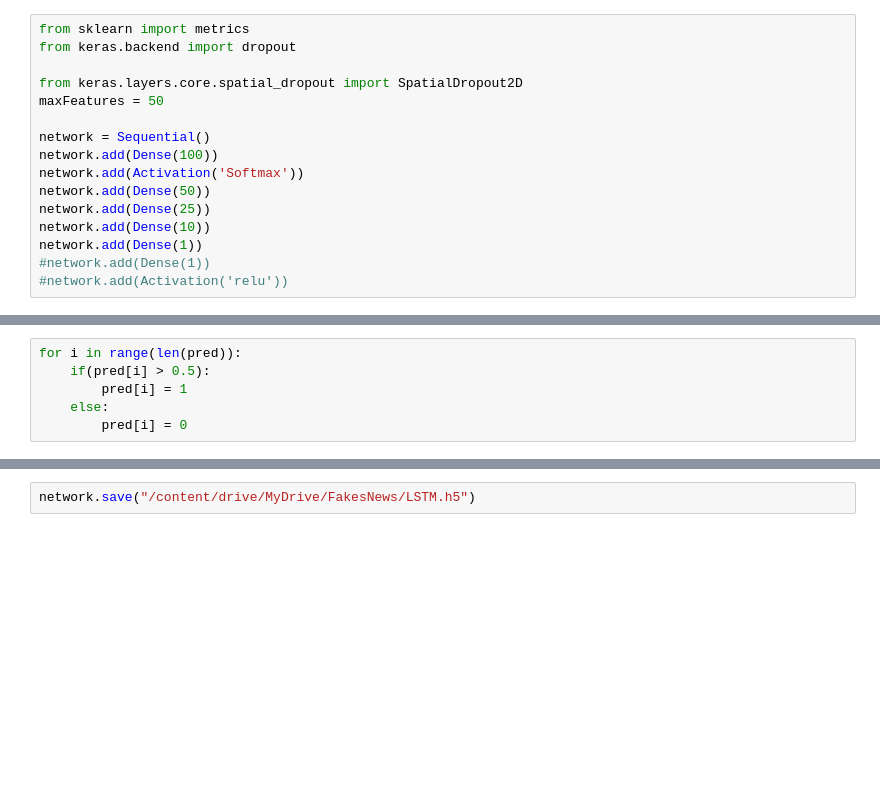
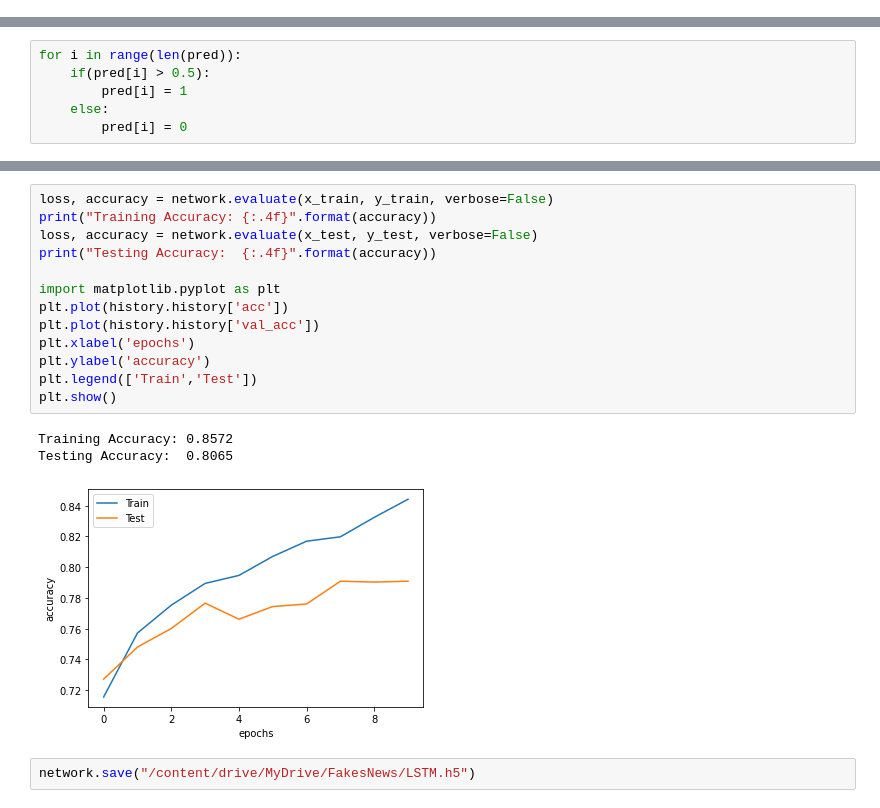
Before and after one commit to pchunter97/clasificador_noticias, a Jupyter notebook: LSTM_NN.ipynb, the cells around one changed output, grey strips where cells are left out. Saved outputs shown, nothing was run; the diff lists cells and outputs as text; blank space fills up the shorter version.

```diff
--- a/LSTM_NN.ipynb
+++ b/LSTM_NN.ipynb
@@ -63,18 +74,2 @@ from keras.layers import LSTM
 from keras.layers.embeddings import Embedding
 from keras.preprocessing import sequence
-# %%
-from sklearn import metrics
-from keras.backend import dropout
-
-from keras.layers.core.spatial_dropout import SpatialDropout2D
-maxFeatures = 50
-
-network = Sequential()
-network.add(Dense(100))
-network.add(Activation('Softmax'))
-network.add(Dense(50))
-network.add(Dense(25))
-network.add(Dense(10))
-network.add(Dense(1))
-#network.add(Dense(1))
-#network.add(Activation('relu'))
@@ -131,3 +182,20 @@ weighted avg       0.77      0.77      0.77      1859
+# %%
+loss, accuracy = network.evaluate(x_train, y_train, verbose=False)
+print("Training Accuracy: {:.4f}".format(accuracy))
+loss, accuracy = network.evaluate(x_test, y_test, verbose=False)
+print("Testing Accuracy:  {:.4f}".format(accuracy))
+
+import matplotlib.pyplot as plt
+plt.plot(history.history['acc'])
+plt.plot(history.history['val_acc'])
+plt.xlabel('epochs')
+plt.ylabel('accuracy')
+plt.legend(['Train','Test'])
+plt.show()
+# %% [output]
+Training Accuracy: 0.8572
+Testing Accuracy:  0.8065
+[figure, added]
 # %%
 network.save("/content/drive/MyDrive/FakesNews/LSTM.h5")
 # %%
```
Also changed, not shown: parts of 17 cells of this notebook.
